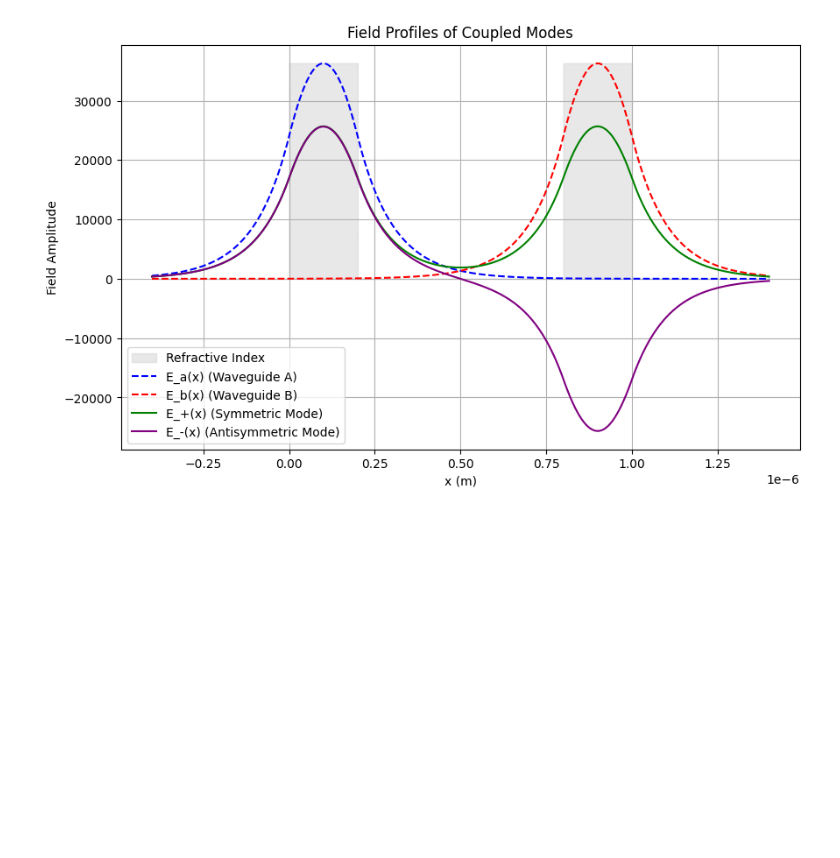
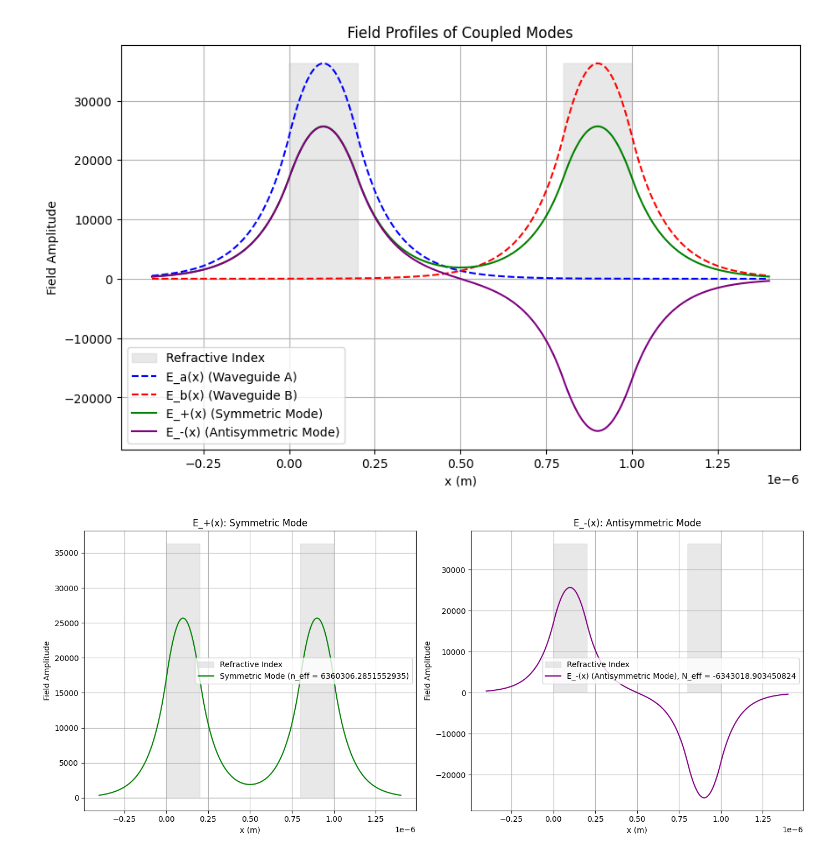
Before and after one commit to yoav-yosifor/photonic-devices, a Jupyter notebook: part1/ques3.ipynb, the cells around one changed output. Saved outputs shown, nothing was run; the diff lists cells and outputs as text; code cells hidden in the pictures; blank space fills up the shorter version.

```diff
--- a/part1/ques3.ipynb
+++ b/part1/ques3.ipynb
@@ -142,7 +145,7 @@ field_profile[right_cladding] = np.exp(
 )
 # %%
 dx = x[1] - x[0]
-integral = np.sum(np.abs(field_profile)**2) * dx  # Compute the integral of E^2
+integral = np.trapz(np.abs(field_profile) ** 2, dx=dx)  # Compute the integral of E^2
 normalization_factor = np.sqrt(2 * omega * mu0 / beta / integral)
 field_profile *= normalization_factor
 # %%
@@ -409,3 +412,30 @@ plt.grid()
 plt.show()
 # %% [output]
 [figure]
+# %%
+# Create a 1x2 grid of subplots
+fig, axs = plt.subplots(1, 2, figsize=(14, 6))
+
+# Plot E_+ (Symmetric Mode) on the first subplot
+axs[0].fill_between(x, n, color='lightgray', alpha=0.5, label="Refractive Index")
+axs[0].plot(x, E_plus, label=f"Symmetric Mode (n_eff = {beta_plus/k0})", color="green")
+axs[0].set_title("E_+(x): Symmetric Mode")
+axs[0].set_xlabel("x (m)")
+axs[0].set_ylabel("Field Amplitude")
+axs[0].legend()
+axs[0].grid()
+
+# Plot E_- (Antisymmetric Mode) on the second subplot
+axs[1].fill_between(x, n, color='lightgray', alpha=0.5, label="Refractive Index")
+axs[1].plot(x, E_minus, label=f"E_-(x) (Antisymmetric Mode), N_eff = {beta_minus/k0}", color="purple")
+axs[1].set_title("E_-(x): Antisymmetric Mode")
+axs[1].set_xlabel("x (m)")
+axs[1].set_ylabel("Field Amplitude")
+axs[1].legend()
+axs[1].grid()
+
+# Adjust layout
+plt.tight_layout()
+plt.show()
+# %% [output]
+[figure, added]
```
Also changed, not shown: parts of 2 cells of this notebook, 3 other files.
